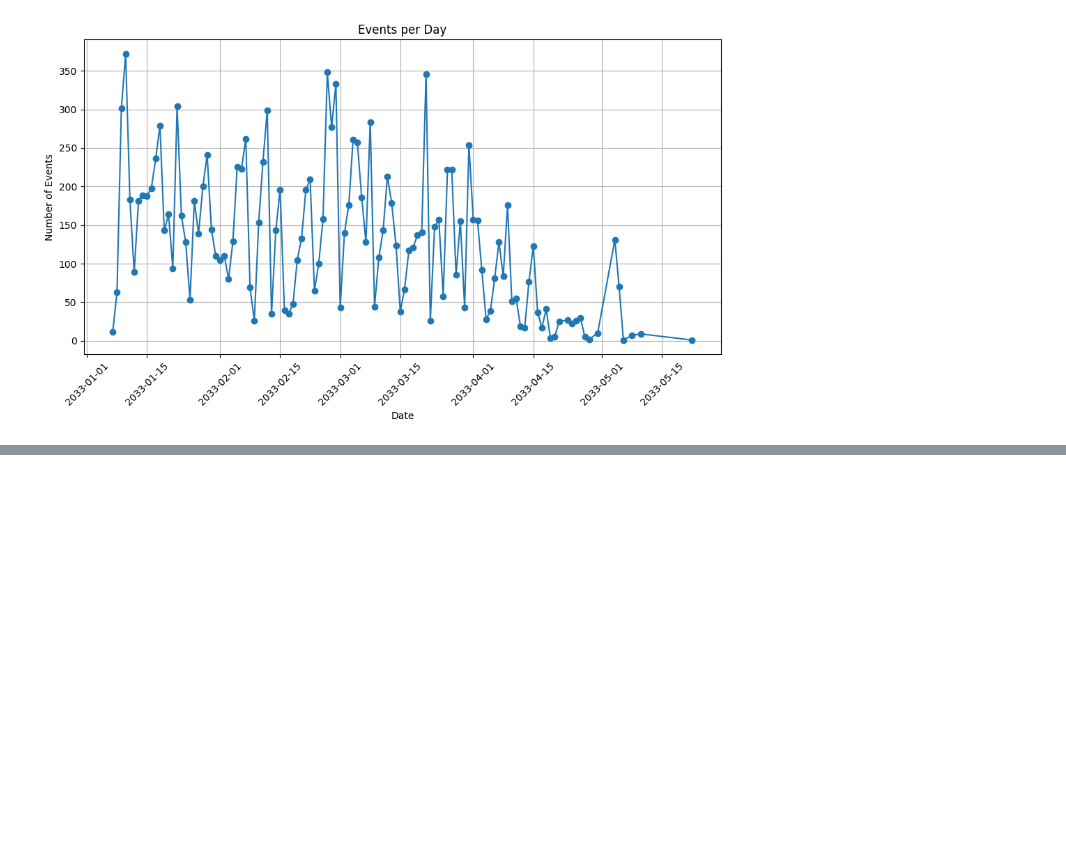
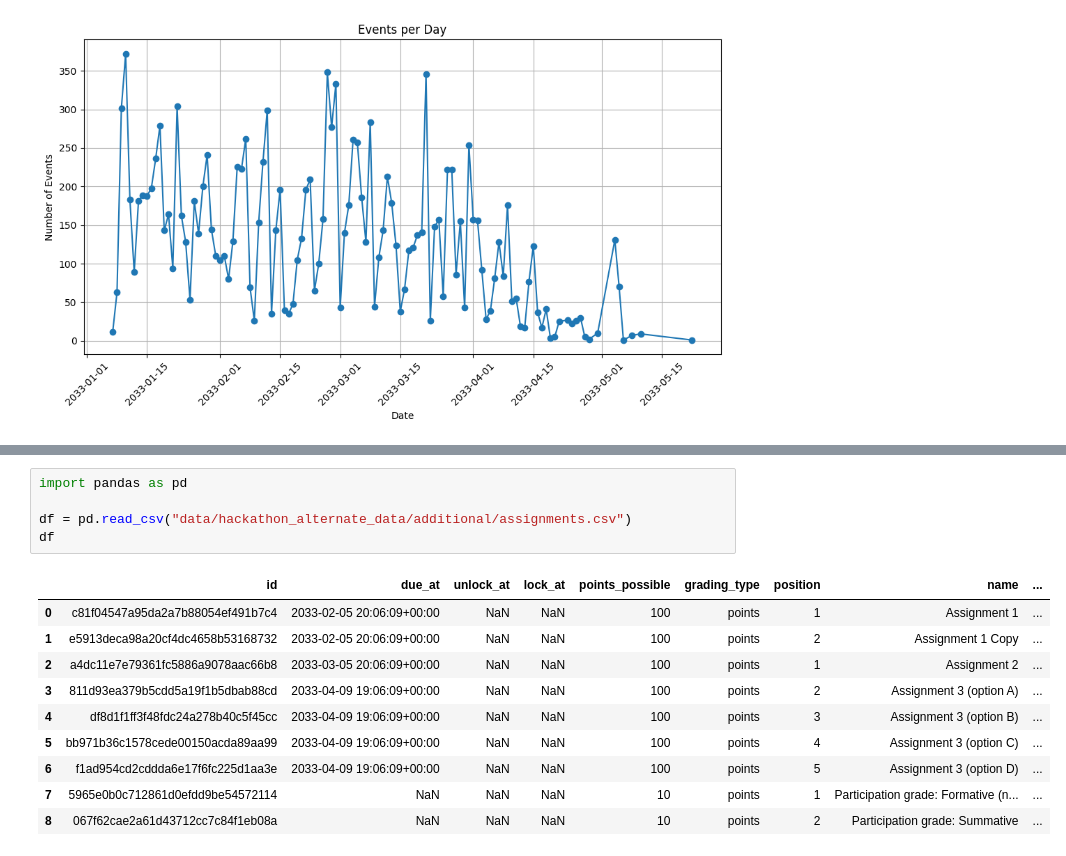
Before and after one commit to xenshreyas/hack-la-2023, a Jupyter notebook: AnalyzeThis!/starter.ipynb, the cells around one changed output, grey strips where cells are left out. Saved outputs shown, nothing was run; the diff lists cells and outputs as text; blank space fills up the shorter version.

```diff
--- a/AnalyzeThis!/starter.ipynb
+++ b/AnalyzeThis!/starter.ipynb
@@ -82,0 +121,16 @@ See the caveats in the documentation: https://pandas.pydata.org/pandas-docs/stab
+# %%
+import pandas as pd
+
+df = pd.read_csv("data/hackathon_alternate_data/additional/assignments.csv")
+df
+# %% [output]
+|  | id | due_at | unlock_at | lock_at | points_possible | grading_type | position | name | ... |
+| 0 | c81f04547a95da2a7b88054ef491b7c4 | 2033-02-05 20:06:09+00:00 | NaN | NaN | 100 | points | 1 | Assignment 1 | ... |
+| 1 | e5913deca98a20cf4dc4658b53168732 | 2033-02-05 20:06:09+00:00 | NaN | NaN | 100 | points | 2 | Assignment 1 Copy | ... |
+| 2 | a4dc11e7e79361fc5886a9078aac66b8 | 2033-03-05 20:06:09+00:00 | NaN | NaN | 100 | points | 1 | Assignment 2 | ... |
+| 3 | 811d93ea379b5cdd5a19f1b5dbab88cd | 2033-04-09 19:06:09+00:00 | NaN | NaN | 100 | points | 2 | Assignment 3 (option A) | ... |
+| 4 | df8d1f1ff3f48fdc24a278b40c5f45cc | 2033-04-09 19:06:09+00:00 | NaN | NaN | 100 | points | 3 | Assignment 3 (option B) | ... |
+| 5 | bb971b36c1578cede00150acda89aa99 | 2033-04-09 19:06:09+00:00 | NaN | NaN | 100 | points | 4 | Assignment 3 (option C) | ... |
+| 6 | f1ad954cd2cddda6e17f6fc225d1aa3e | 2033-04-09 19:06:09+00:00 | NaN | NaN | 100 | points | 5 | Assignment 3 (option D) | ... |
+| 7 | 5965e0b0c712861d0efdd9be54572114 | NaN | NaN | NaN | 10 | points | 1 | Participation grade: Formative (n... | ... |
+| 8 | 067f62cae2a61d43712cc7c84f1eb08a | NaN | NaN | NaN | 10 | points | 2 | Participation grade: Summative | ... |
```
Also changed, not shown: parts of 2 cells of this notebook.
